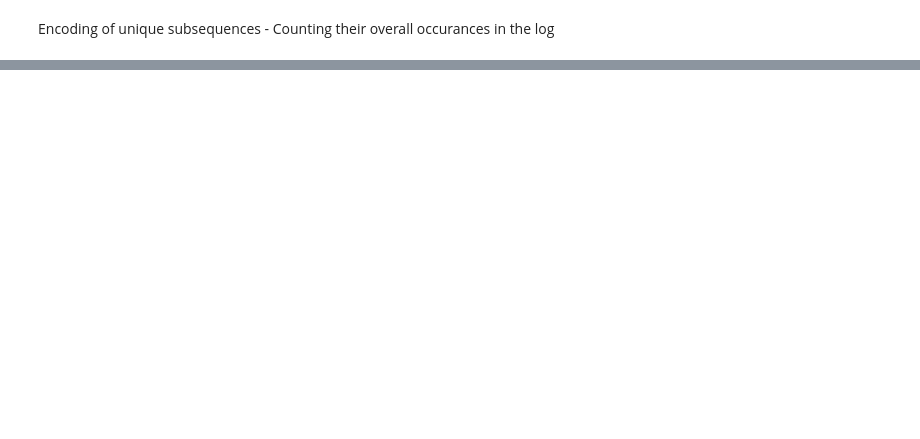
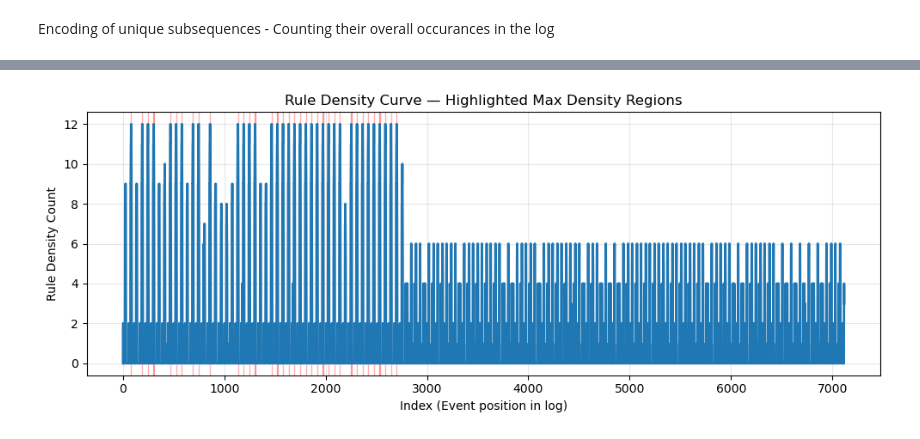
Before and after one commit to thohenadl/TSMDforUILogs, a Jupyter notebook: JupyterNotebooks/01_GrammerBasedMotifDiscovery.ipynb, the cells around one changed output, grey strips where cells are left out. Saved outputs shown, nothing was run; the diff lists cells and outputs as text; code cells hidden in the pictures; blank space fills up the shorter version.

```diff
--- a/JupyterNotebooks/01_GrammerBasedMotifDiscovery.ipynb
+++ b/JupyterNotebooks/01_GrammerBasedMotifDiscovery.ipynb
@@ -159,0 +157,13 @@ log[log["rule_density_count"]>10]
+# %%
+plt.figure(figsize=(10, 4))
+plt.plot(log.index, log["rule_density_count"], linewidth=2)
+for g in max_groups:
+    plt.axvspan(g[0], g[-1], color="red", alpha=0.3)
+plt.title("Rule Density Curve — Highlighted Max Density Regions")
+plt.xlabel("Index (Event position in log)")
+plt.ylabel("Rule Density Count")
+plt.grid(True, alpha=0.3)
+plt.tight_layout()
+plt.show()
+# %% [output]
+[figure, added]
```
Also changed, not shown: parts of 7 cells of this notebook, 1 other file.
